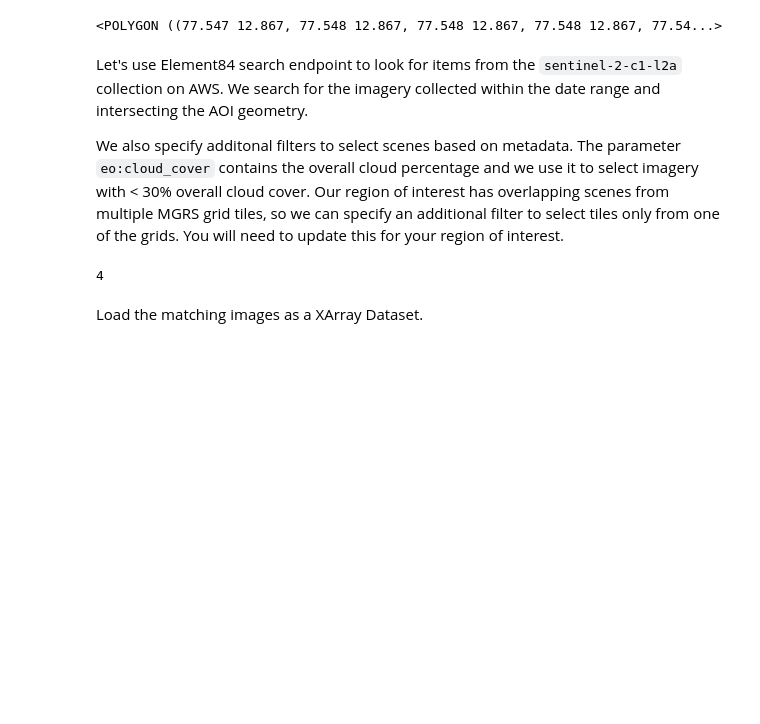
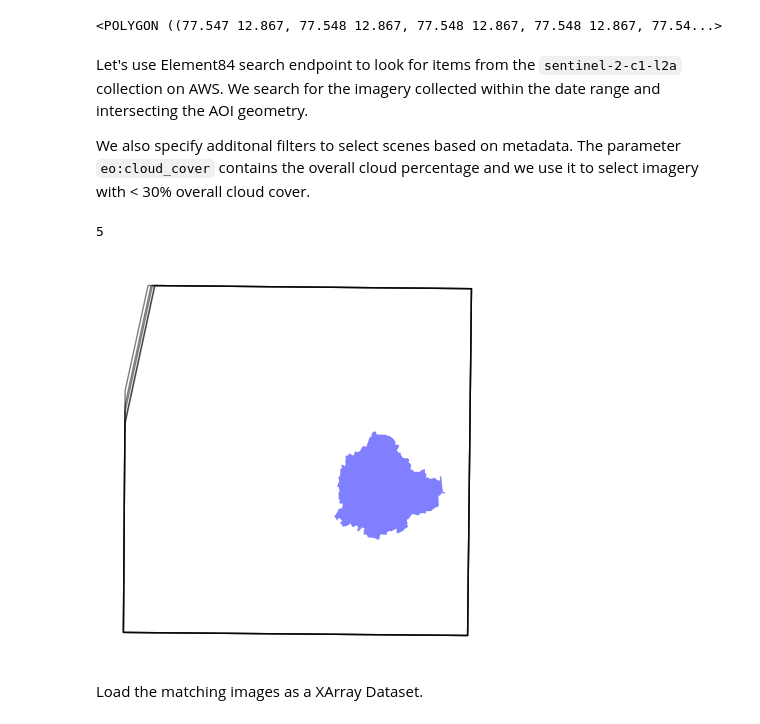
Before and after one commit to rahul4planet/geopython-tutorials, a Jupyter notebook: notebooks/dask_median_composite.ipynb, the cells around one changed output. Cells and saved outputs as stored; diff of their text form; code cells hidden in the pictures; blank space fills up the shorter version.

```diff
--- a/notebooks/dask_median_composite.ipynb
+++ b/notebooks/dask_median_composite.ipynb
@@ -80,18 +82,19 @@ geometry
 # %% [markdown]
 Let's use Element84 search endpoint to look for items from the `sentinel-2-c1-l2a` collection on AWS. We search for the imagery collected within the date range and intersecting the AOI geometry.
 
-We also specify additonal filters to select scenes based on metadata. The parameter `eo:cloud_cover` contains the overall cloud percentage and we use it to select imagery with < 30% overall cloud cover. Our region of interest has overlapping scenes from multiple MGRS grid tiles, so we can specify an additional filter to select tiles only from one of the grids. You will need to update this for your region of interest.
+We also specify additonal filters to select scenes based on metadata. The parameter `eo:cloud_cover` contains the overall cloud percentage and we use it to select imagery with < 30% overall cloud cover.
 # %%
 catalog = pystac_client.Client.open(
     'https://earth-search.aws.element84.com/v1')
 # %%
+# Search for images from January 2025
 year = 2025
 month = 1
+
 time_range = f'{year}-{month:02}'
 
 filters = {
     'eo:cloud_cover': {'lt': 30},
-    'mgrs:grid_square': {'eq': 'GQ'}
 }
 
 search = catalog.search(
@@ -103,7 +106,28 @@ search = catalog.search(
 items = search.item_collection()
 len(items)
 # %% [output]
-4
+5
+# %%
+items_df = gpd.GeoDataFrame.from_features(items.to_dict(), crs='EPSG:4326')
+
+fig, ax = plt.subplots(1, 1)
+fig.set_size_inches(5,5)
+items_df.plot(
+    ax=ax,
+    facecolor='none',
+    edgecolor='black',
+    alpha=0.5)
+
+aoi.plot(
+    ax=ax,
+    facecolor='blue',
+    alpha=0.5
+)
+ax.set_axis_off()
+
+plt.show()
+# %% [output]
+[figure, added]
 # %% [markdown]
 Load the matching images as a XArray Dataset.
 # %%
```
Also changed, not shown: parts of 6 cells of this notebook.
